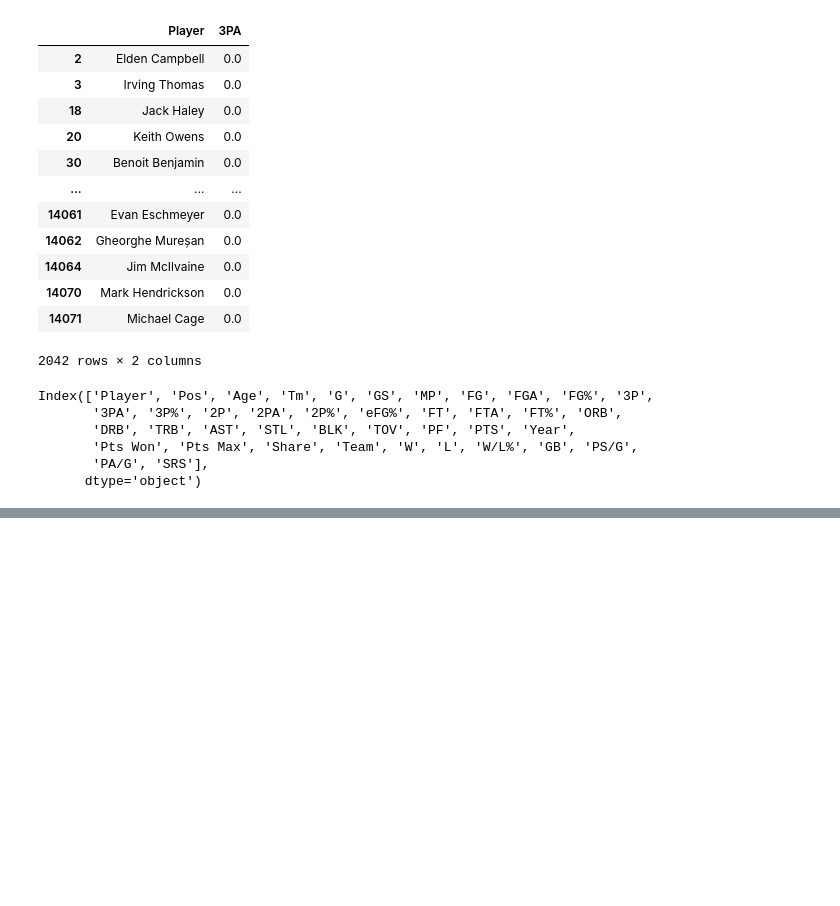
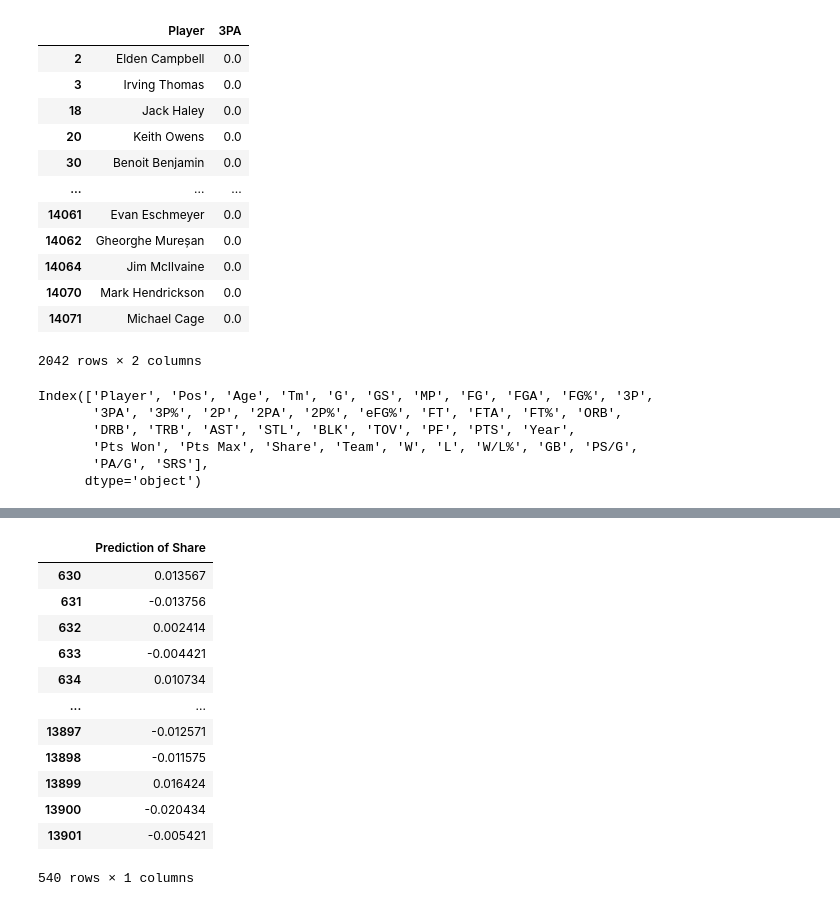
Before and after one commit to mugilan6379/Predict-NBA-MVP, a Jupyter notebook: predict_mvp.ipynb, the cells around one changed output, grey strips where cells are left out. Drawn from its saved outputs; the diff is of its cells as text; code cells hidden in the pictures; blank space fills up the shorter version.

```diff
--- a/predict_mvp.ipynb
+++ b/predict_mvp.ipynb
@@ -78,0 +95,18 @@ ValueError: Found array with 0 sample(s) (shape=(0, 38)) while a minimum of 1 is
+# %%
+predictions =reg.predict(test[predictors])
+predictions=pd.DataFrame(predictions,columns=['Prediction of Share'],index=test.index)
+predictions
+# %% [output]
+|  | Prediction of Share |
+| 630 | 0.013567 |
+| 631 | -0.013756 |
+| 632 | 0.002414 |
+| 633 | -0.004421 |
+| 634 | 0.010734 |
+| ... | ... |
+| 13897 | -0.012571 |
+| 13898 | -0.011575 |
+| 13899 | 0.016424 |
+| 13900 | -0.020434 |
+| 13901 | -0.005421 |
+540 rows × 1 columns
```
Also changed, not shown: parts of 6 cells of this notebook.
